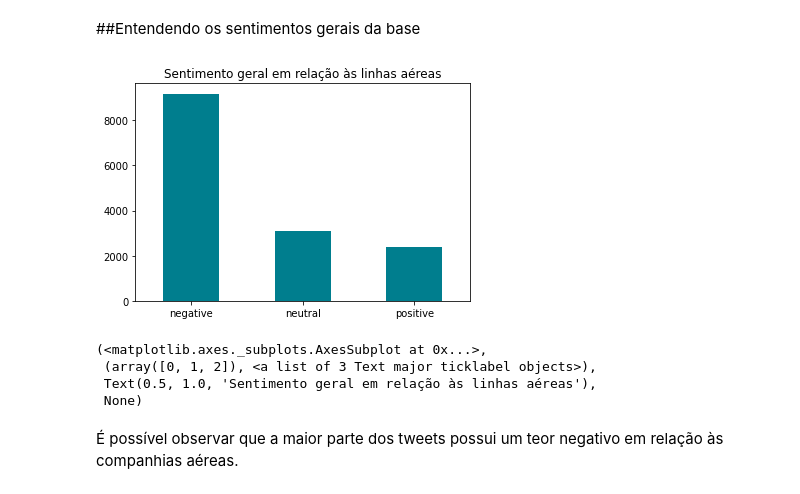
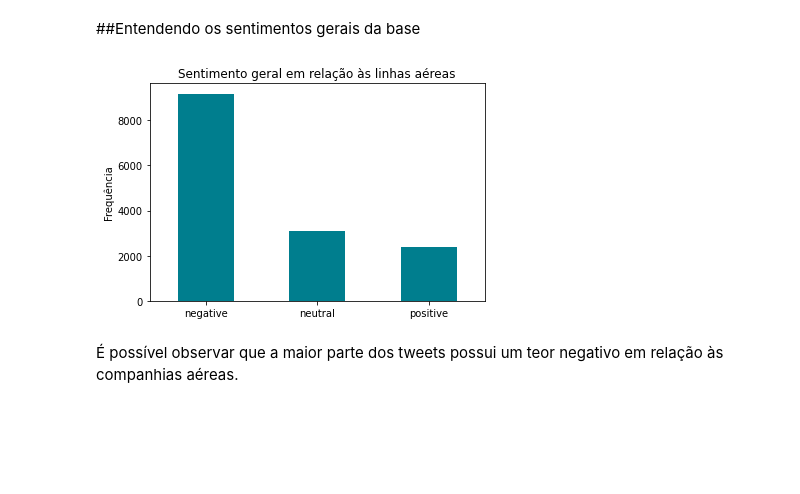
Before and after one commit to atmasuko/Intro-ao-Python, a Jupyter notebook: Trabalho_Prático_Parte_1_Grupo_X.ipynb, the cells around one changed output. Cells and saved outputs as stored; diff of their text form; code cells hidden in the pictures; blank space fills up the shorter version.

```diff
--- a/Trabalho_Prático_Parte_1_Grupo_X.ipynb
+++ b/Trabalho_Prático_Parte_1_Grupo_X.ipynb
@@ -100,14 +100,13 @@ Verifica-se acima que não há linhas duplicadas.
 # %%
 import matplotlib.pyplot as plt
 
 cont = airline['airline_sentiment'].value_counts()
-cont.plot(kind='bar', color = '#007e8e'), plt.xticks(rotation = 360), plt.title('Sentimento geral em relação às linhas aéreas'), plt.show()
+cont.plot(kind='bar', color = '#007e8e'), plt.xticks(rotation = 360),
+plt.ylabel('Frequência'),
+plt.title('Sentimento geral em relação às linhas aéreas'),
+plt.show()
 # %% [output]
-[figure, old version]
+[figure, new version]
-(<matplotlib.axes._subplots.AxesSubplot at 0x...>,
- (array([0, 1, 2]), <a list of 3 Text major ticklabel objects>),
- Text(0.5, 1.0, 'Sentimento geral em relação às linhas aéreas'),
- None)
 # %% [markdown]
 É possível observar que a maior parte dos tweets possui um teor negativo em relação às companhias aéreas.
 # %% [markdown]
```
Also changed, not shown: parts of 9 cells of this notebook.
